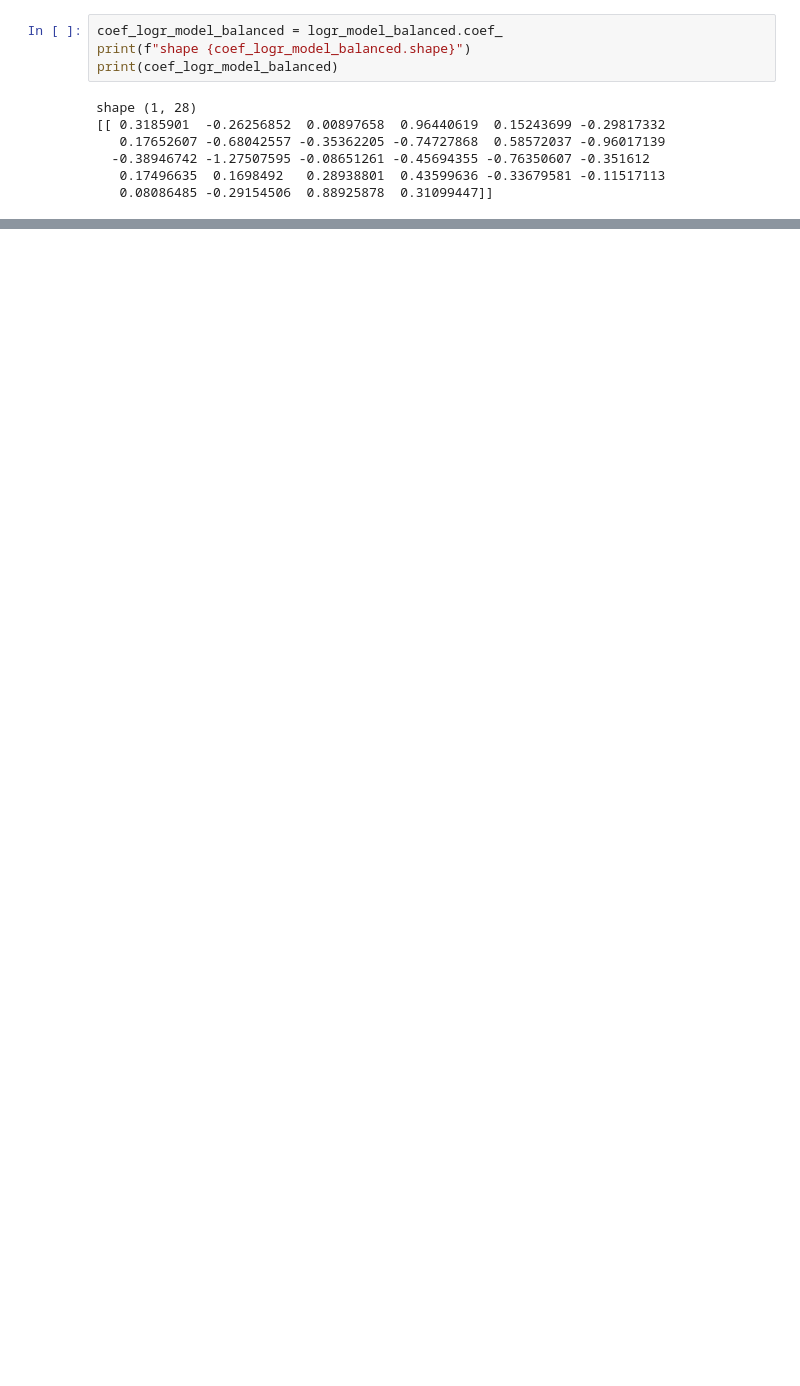
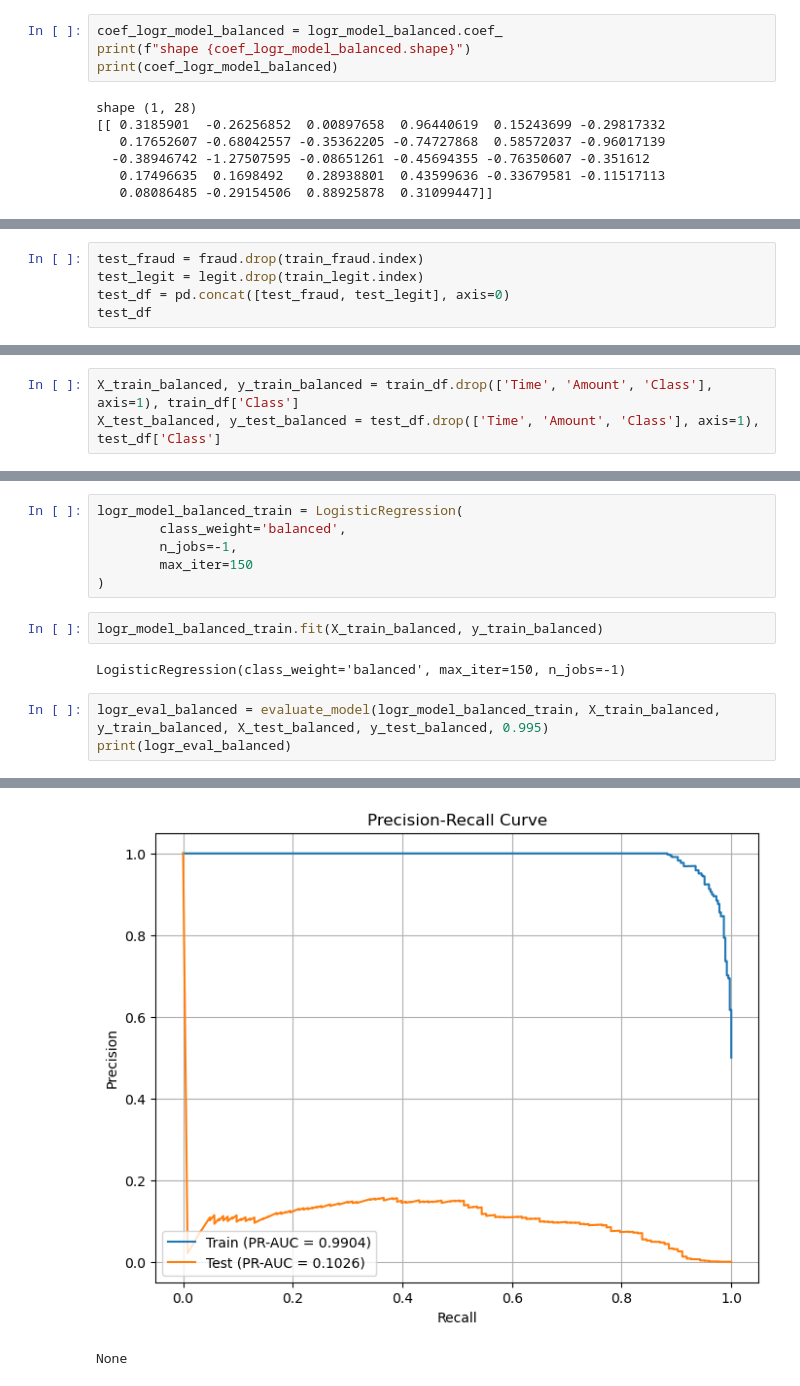
Before and after one commit to rabotimnogo/Fraud_Detection, a Jupyter notebook: Credit_card_fraud_detection_project .ipynb, the cells around one changed output, grey strips where cells are left out. Saved outputs shown, nothing was run; the diff lists cells and outputs as text; blank space fills up the shorter version.

```diff
--- a/Credit_card_fraud_detection_project .ipynb
+++ b/Credit_card_fraud_detection_project .ipynb
@@ -387,0 +452,5 @@ shape (1, 28)
+# %%
+test_fraud = fraud.drop(train_fraud.index)
+test_legit = legit.drop(train_legit.index)
+test_df = pd.concat([test_fraud, test_legit], axis=0)
+test_df
@@ -387,0 +482,3 @@ shape (1, 28)
+# %%
+X_train_balanced, y_train_balanced = train_df.drop(['Time', 'Amount', 'Class'], axis=1), train_df['Class']
+X_test_balanced, y_test_balanced = test_df.drop(['Time', 'Amount', 'Class'], axis=1), test_df['Class']
@@ -387,0 +547,14 @@ shape (1, 28)
+# %%
+logr_model_balanced_train = LogisticRegression(
+        class_weight='balanced',
+        n_jobs=-1,
+        max_iter=150
+)
+# %%
+logr_model_balanced_train.fit(X_train_balanced, y_train_balanced)
+# %% [output]
+LogisticRegression(class_weight='balanced', max_iter=150, n_jobs=-1)
+# %%
+logr_eval_balanced = evaluate_model(logr_model_balanced_train, X_train_balanced, y_train_balanced, X_test_balanced, y_test_balanced, 0.995)
+print(logr_eval_balanced)
+# %% [output]
@@ -387,0 +578,2 @@ shape (1, 28)
+[figure, added]
+None
```
Also changed, not shown: parts of 46 cells of this notebook.
